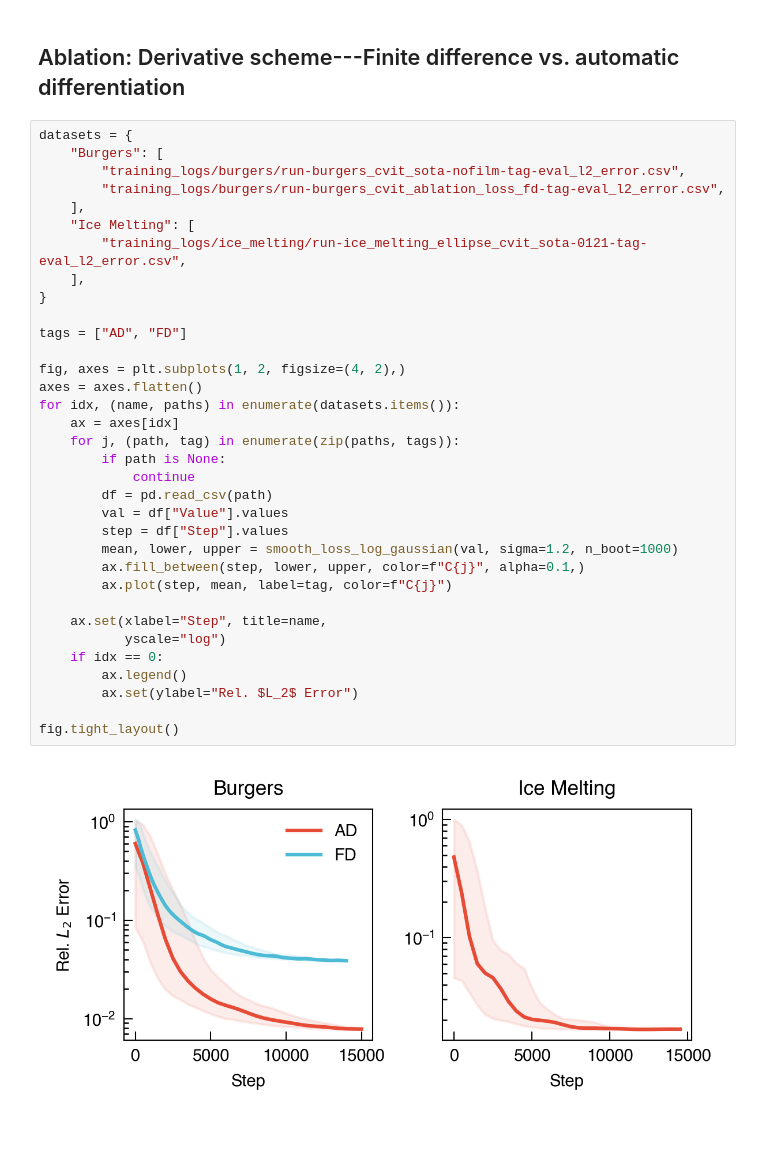
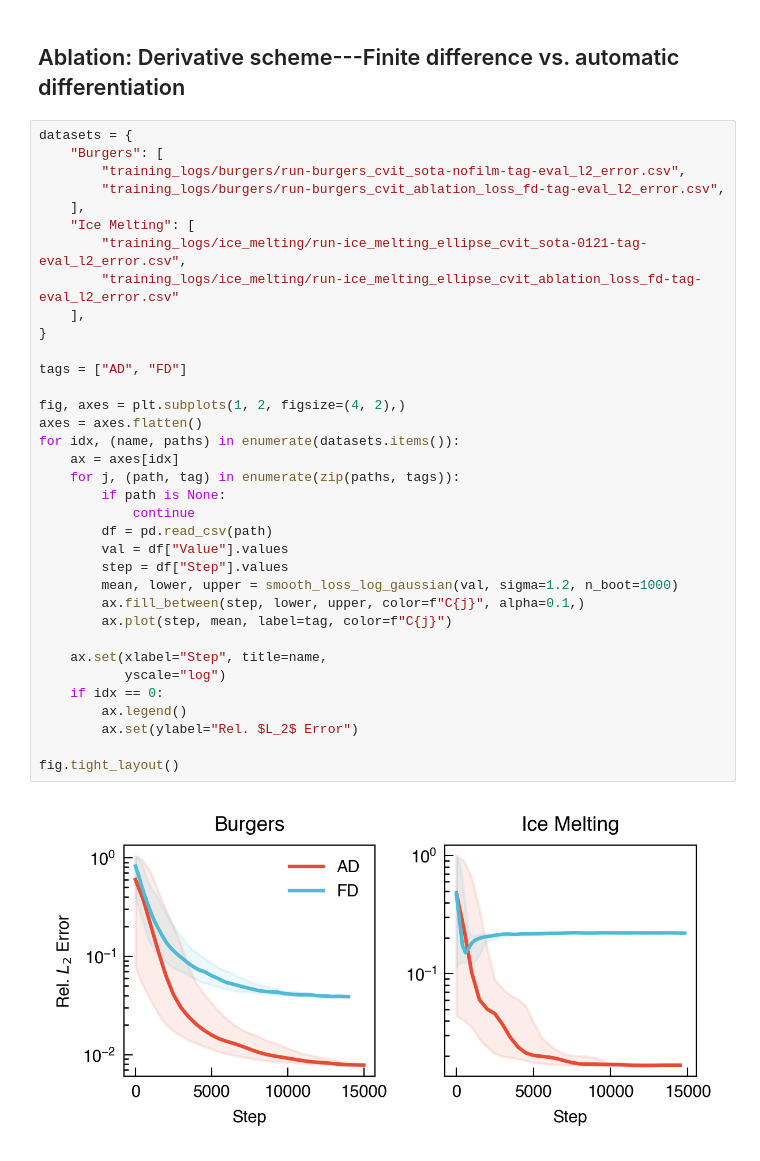
Before and after one commit to NanxiiChen/PI-CViT, a Jupyter notebook: eval.ipynb, the cells around one changed output. Drawn from its saved outputs; the diff is of its cells as text.

Commit message:
Update ablation results

```diff
--- a/eval.ipynb
+++ b/eval.ipynb
@@ -470,31 +470,32 @@ datasets = {
     ],
     "Ice Melting": [
         "training_logs/ice_melting/run-ice_melting_ellipse_cvit_sota-0121-tag-eval_l2_error.csv",
+        "training_logs/ice_melting/run-ice_melting_ellipse_cvit_ablation_loss_fd-tag-eval_l2_error.csv"
     ],
 }
 
 tags = ["AD", "FD"]
 
 fig, axes = plt.subplots(1, 2, figsize=(4, 2),)
 axes = axes.flatten()
 for idx, (name, paths) in enumerate(datasets.items()):
     ax = axes[idx]
     for j, (path, tag) in enumerate(zip(paths, tags)):
         if path is None:
             continue
         df = pd.read_csv(path)
         val = df["Value"].values
         step = df["Step"].values
         mean, lower, upper = smooth_loss_log_gaussian(val, sigma=1.2, n_boot=1000)
         ax.fill_between(step, lower, upper, color=f"C{j}", alpha=0.1,)
         ax.plot(step, mean, label=tag, color=f"C{j}")
 
     ax.set(xlabel="Step", title=name,
            yscale="log")
     if idx == 0:
         ax.legend()
         ax.set(ylabel="Rel. $L_2$ Error")
 
 fig.tight_layout()
 # %% [output]
-[figure, old version]
+[figure, new version]
```
Also changed, not shown: 2 other files.
